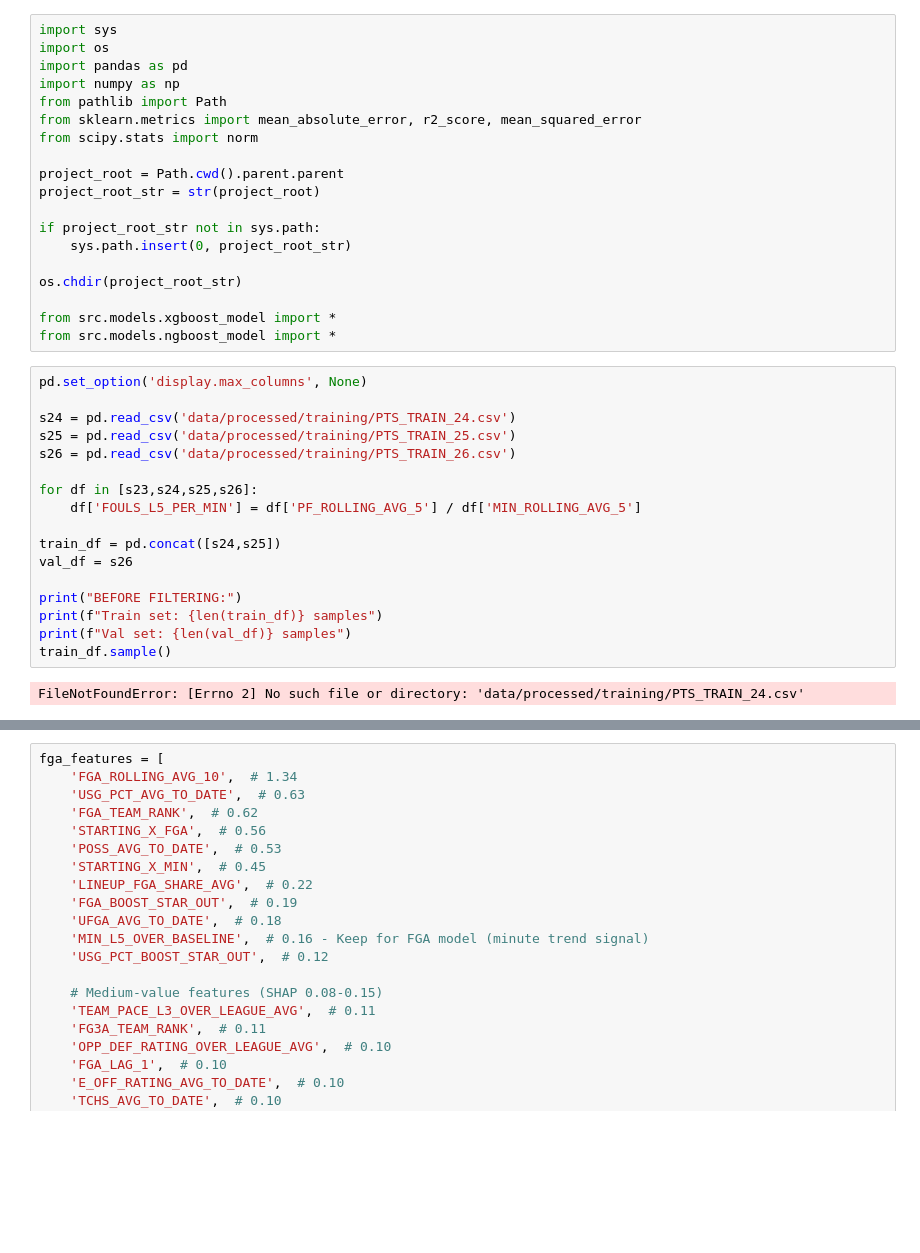
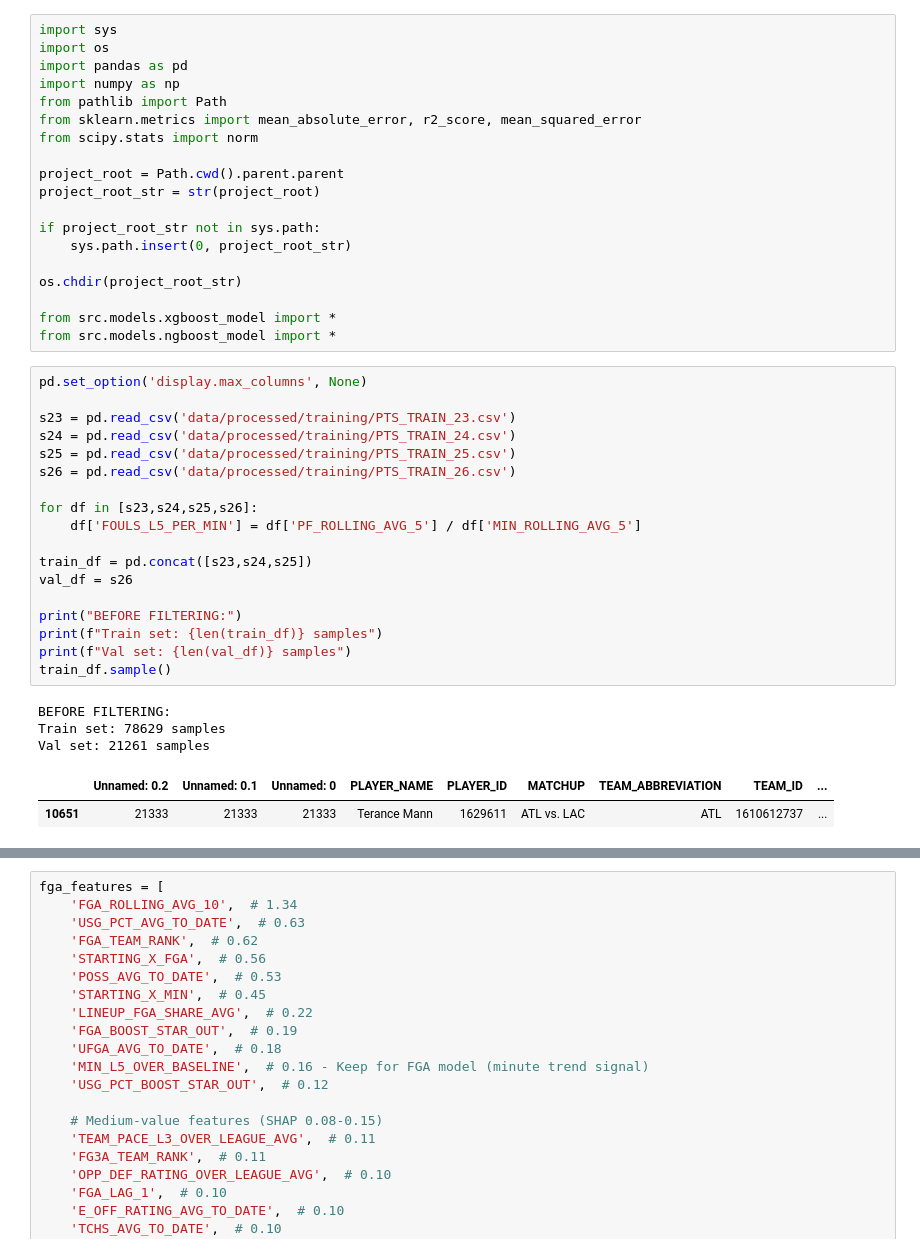
Before and after one commit to spon7ge/NBA-Prop-Predictor, a Jupyter notebook: src/models/train.ipynb, the cells around one changed output, grey strips where cells are left out. Drawn from its saved outputs; the diff is of its cells as text; blank space fills up the shorter version.

```diff
--- a/src/models/train.ipynb
+++ b/src/models/train.ipynb
@@ -20,22 +20,27 @@ from src.models.ngboost_model import *
 # %%
 pd.set_option('display.max_columns', None)
 
+s23 = pd.read_csv('data/processed/training/PTS_TRAIN_23.csv')
 s24 = pd.read_csv('data/processed/training/PTS_TRAIN_24.csv')
 s25 = pd.read_csv('data/processed/training/PTS_TRAIN_25.csv')
 s26 = pd.read_csv('data/processed/training/PTS_TRAIN_26.csv')
 
 for df in [s23,s24,s25,s26]:
     df['FOULS_L5_PER_MIN'] = df['PF_ROLLING_AVG_5'] / df['MIN_ROLLING_AVG_5']
 
-train_df = pd.concat([s24,s25])
+train_df = pd.concat([s23,s24,s25])
 val_df = s26
 
 print("BEFORE FILTERING:")
 print(f"Train set: {len(train_df)} samples")
 print(f"Val set: {len(val_df)} samples")
 train_df.sample()
 # %% [output]
-FileNotFoundError: [Errno 2] No such file or directory: 'data/processed/training/PTS_TRAIN_24.csv'
+BEFORE FILTERING:
+Train set: 78629 samples
+Val set: 21261 samples
+|  | Unnamed: 0.2 | Unnamed: 0.1 | Unnamed: 0 | PLAYER_NAME | PLAYER_ID | MATCHUP | TEAM_ABBREVIATION | TEAM_ID | ... |
+| 10651 | 21333 | 21333 | 21333 | Terance Mann | 1629611 | ATL vs. LAC | ATL | 1610612737 | ... |
 # %%
 # ============================================================================
 # PLAYER-LEVEL FILTERING
```
Also changed, not shown: parts of 2 cells of this notebook, 11 other files.
